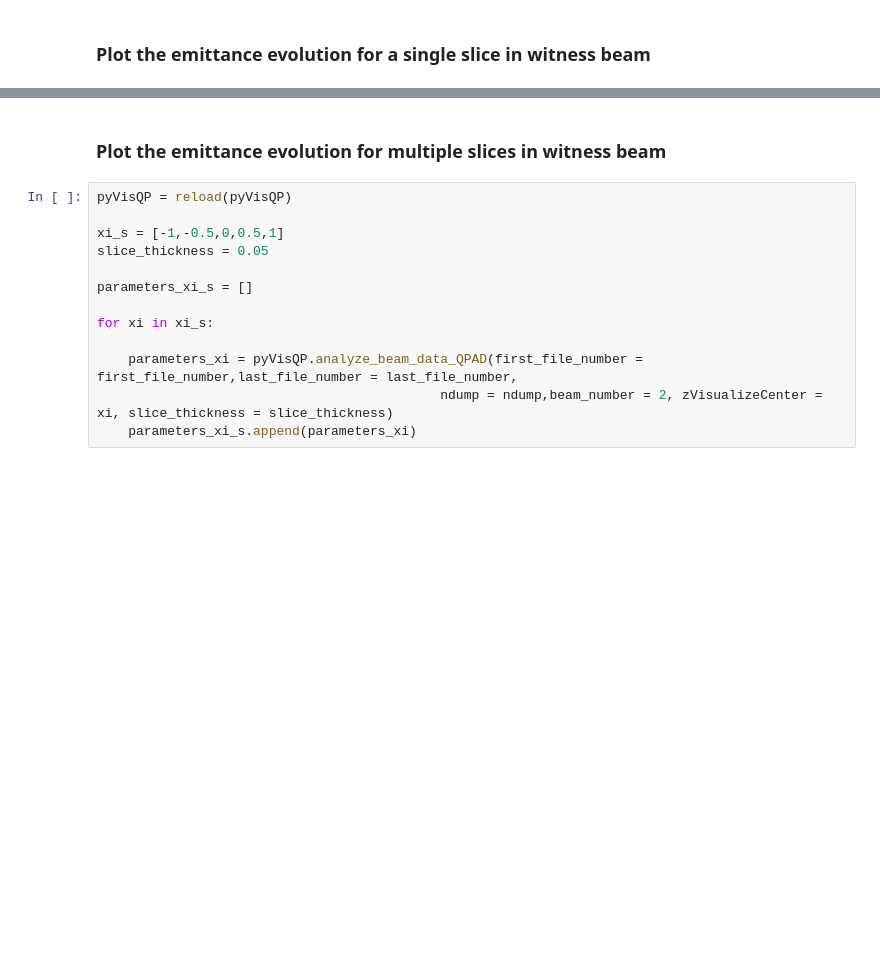
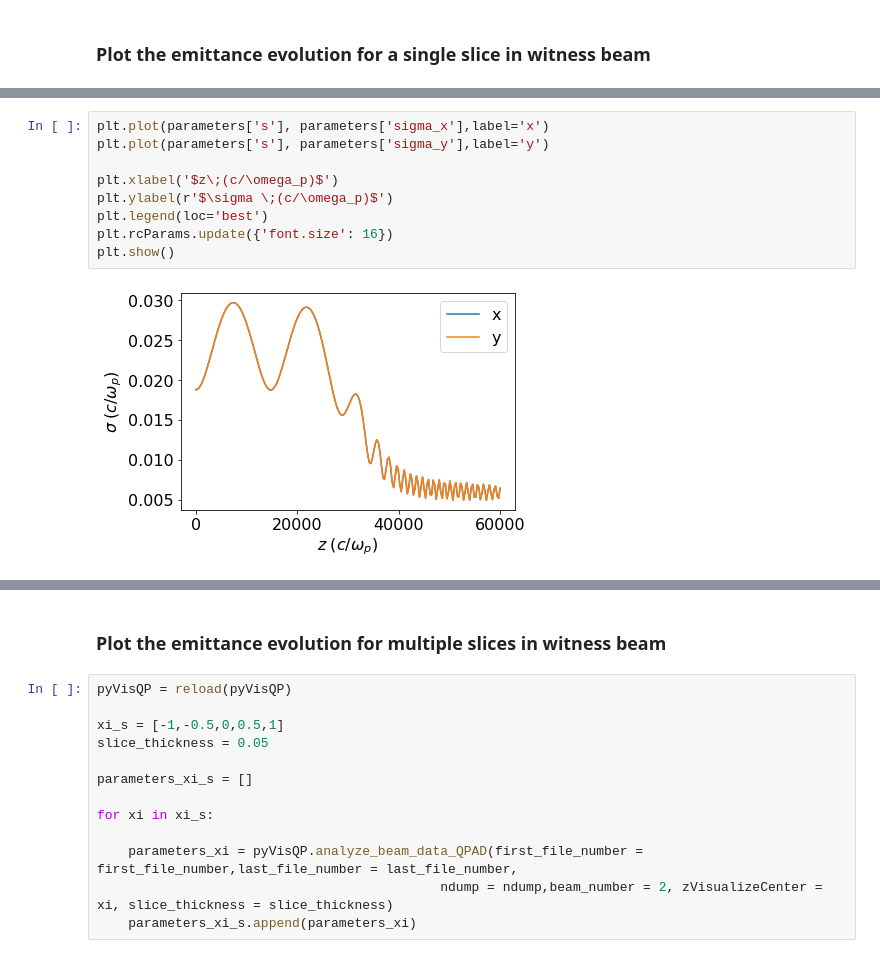
Before and after one commit to uclazyj/JupyterQpic, a Jupyter notebook: QPAD.ipynb, the cells around one changed output, grey strips where cells are left out. Saved outputs shown, nothing was run; the diff lists cells and outputs as text; blank space fills up the shorter version.

```diff
--- a/QPAD.ipynb
+++ b/QPAD.ipynb
@@ -137,0 +150,11 @@ plt.show()
+# %%
+plt.plot(parameters['s'], parameters['sigma_x'],label='x')
+plt.plot(parameters['s'], parameters['sigma_y'],label='y')
+
+plt.xlabel('$z\;(c/\omega_p)$')
+plt.ylabel(r'$\sigma \;(c/\omega_p)$')
+plt.legend(loc='best')
+plt.rcParams.update({'font.size': 16})
+plt.show()
+# %% [output]
+[figure, added]
```
Also changed, not shown: parts of 7 cells of this notebook, 2 other files.
